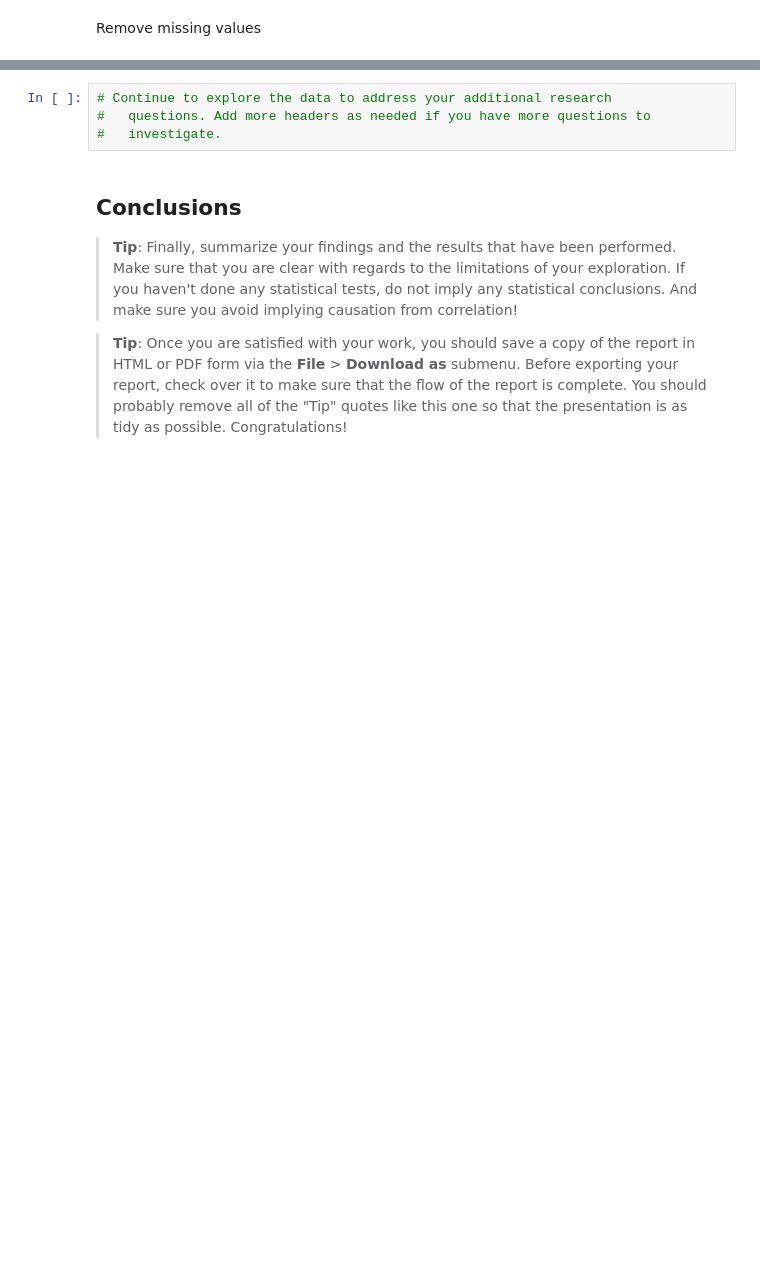
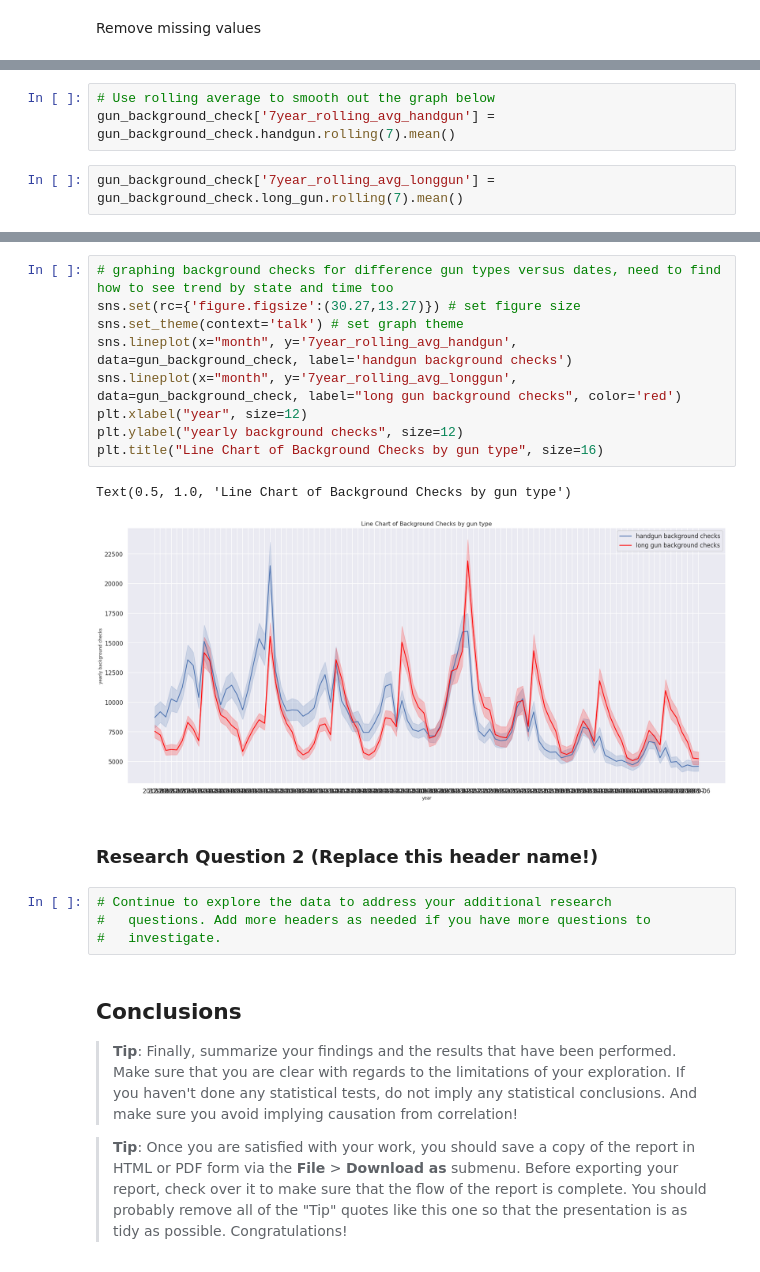
Before and after one commit to freedom-780/FBI-Firearm-Background-Check, a Jupyter notebook: Firearm_Background_Check.ipynb, the cells around one changed output, grey strips where cells are left out. Cells and saved outputs as stored; diff of their text form; blank space fills up the shorter version.

```diff
--- a/Firearm_Background_Check.ipynb
+++ b/Firearm_Background_Check.ipynb
@@ -365,0 +447,5 @@ us_census_data.duplicated().sum()
+# %%
+# Use rolling average to smooth out the graph below
+gun_background_check['7year_rolling_avg_handgun'] = gun_background_check.handgun.rolling(7).mean()
+# %%
+gun_background_check['7year_rolling_avg_longgun'] = gun_background_check.long_gun.rolling(7).mean()
@@ -366,3 +471,17 @@ us_census_data.duplicated().sum()
+# %%
+# graphing background checks for difference gun types versus dates, need to find how to see trend by state and time too
+sns.set(rc={'figure.figsize':(30.27,13.27)}) # set figure size
+sns.set_theme(context='talk') # set graph theme
+sns.lineplot(x="month", y='7year_rolling_avg_handgun', data=gun_background_check, label='handgun background checks')
+sns.lineplot(x="month", y='7year_rolling_avg_longgun', data=gun_background_check, label="long gun background checks", color='red')
+plt.xlabel("year", size=12)
+plt.ylabel("yearly background checks", size=12)
+plt.title("Line Chart of Background Checks by gun type", size=16)
+# %% [output]
+Text(0.5, 1.0, 'Line Chart of Background Checks by gun type')
+[figure, added]
+# %% [markdown]
+### Research Question 2  (Replace this header name!)
 # %%
 # Continue to explore the data to address your additional research
 #   questions. Add more headers as needed if you have more questions to
```
Also changed, not shown: parts of 44 cells of this notebook.
